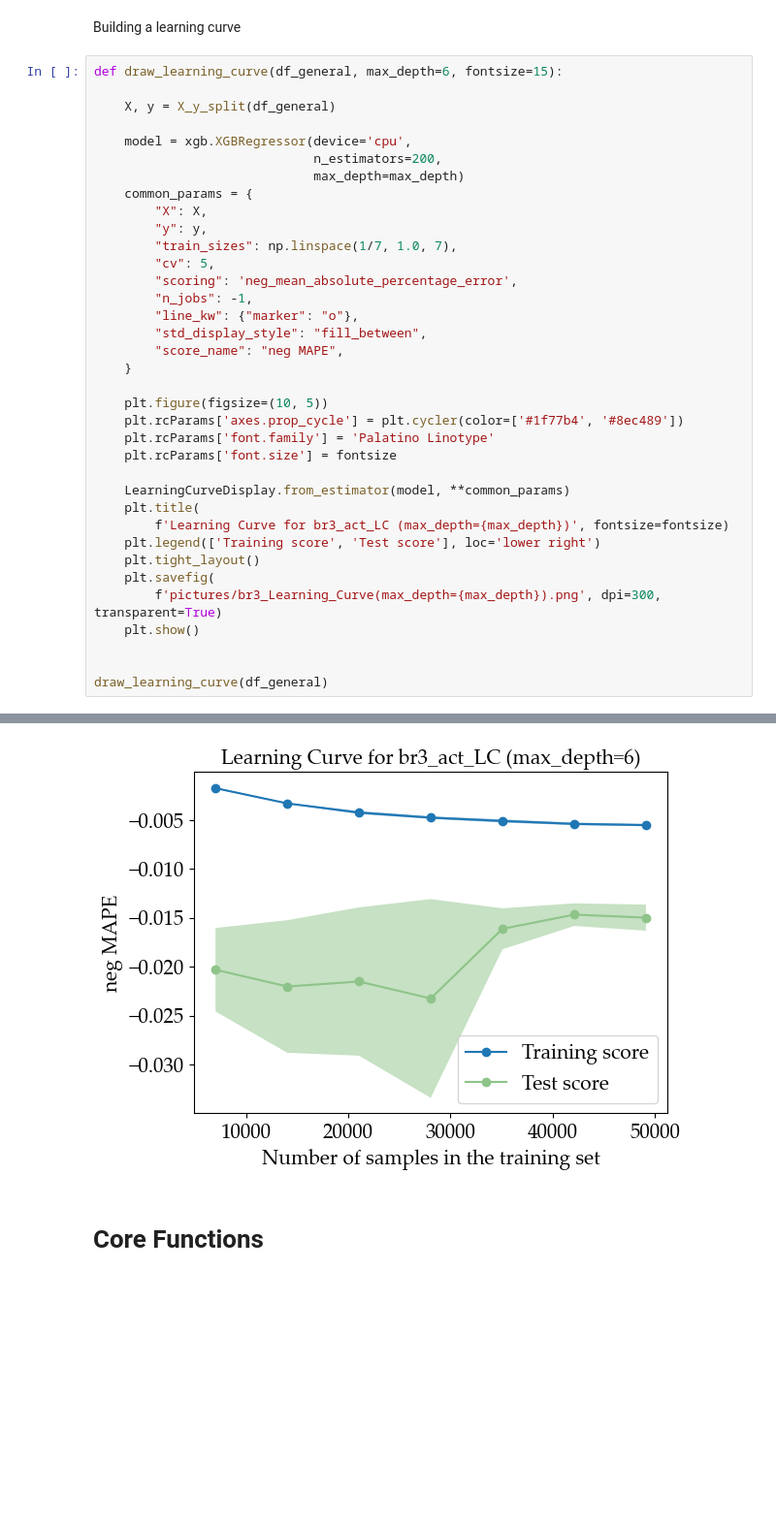
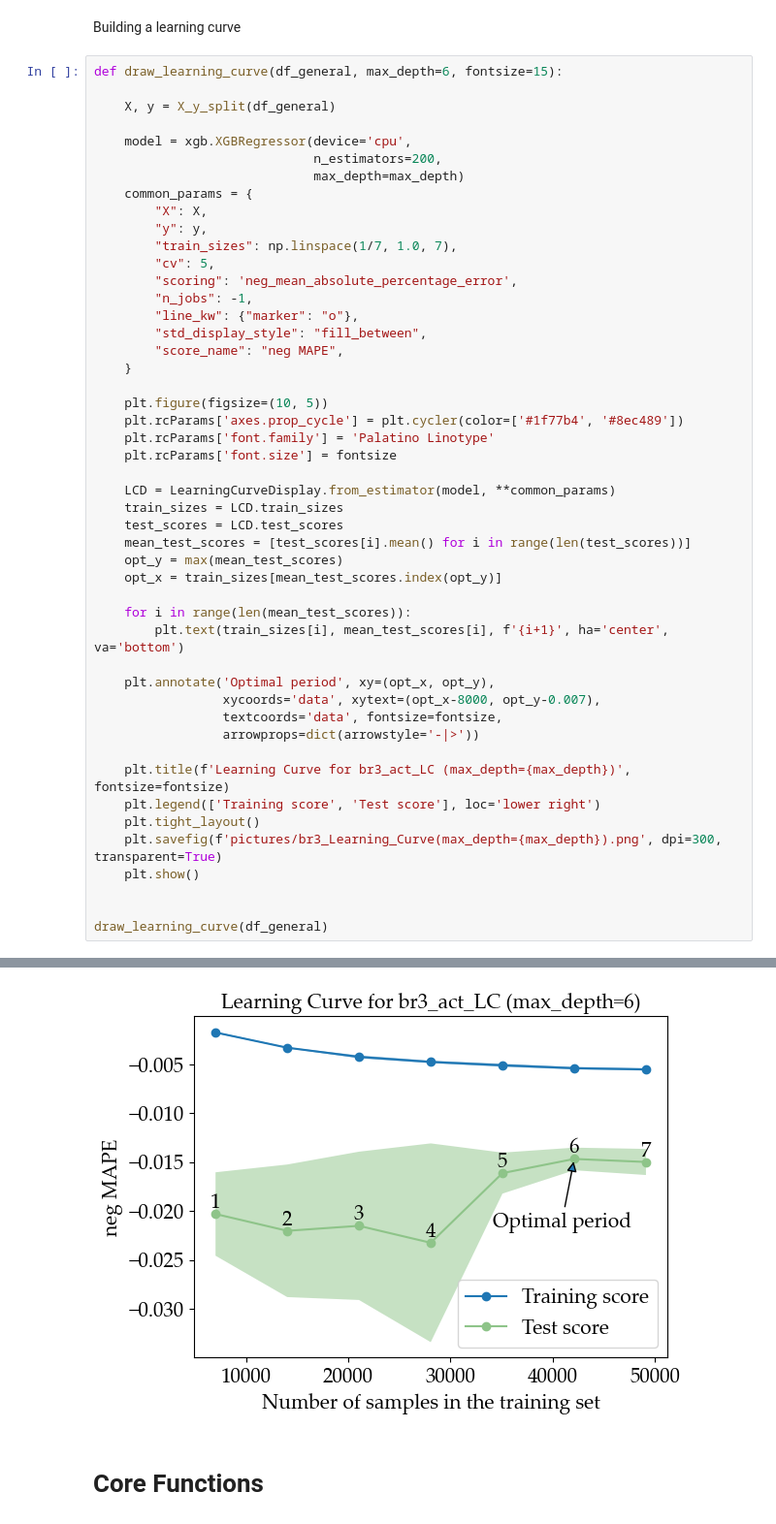
Before and after one commit to caapel/STLF, a Jupyter notebook: br3_act_Learning_Curve.ipynb, the cells around one changed output, grey strips where cells are left out. Shown at 97% size. Drawn from its saved outputs; the diff is of its cells as text; blank space fills up the shorter version.

Commit message:
README.md & Figure 12 update

```diff
--- a/br3_act_Learning_Curve.ipynb
+++ b/br3_act_Learning_Curve.ipynb
@@ -225,39 +225,51 @@ def draw_learning_curve(df_general, max_depth=6, fontsize=15):
     X, y = X_y_split(df_general)
 
     model = xgb.XGBRegressor(device='cpu',
                              n_estimators=200,
                              max_depth=max_depth)
     common_params = {
         "X": X,
         "y": y,
         "train_sizes": np.linspace(1/7, 1.0, 7),
         "cv": 5,
         "scoring": 'neg_mean_absolute_percentage_error',
         "n_jobs": -1,
         "line_kw": {"marker": "o"},
         "std_display_style": "fill_between",
         "score_name": "neg MAPE",
     }
 
     plt.figure(figsize=(10, 5))
     plt.rcParams['axes.prop_cycle'] = plt.cycler(color=['#1f77b4', '#8ec489'])
     plt.rcParams['font.family'] = 'Palatino Linotype'
     plt.rcParams['font.size'] = fontsize
 
-    LearningCurveDisplay.from_estimator(model, **common_params)
-    plt.title(
-        f'Learning Curve for br3_act_LC (max_depth={max_depth})', fontsize=fontsize)
+    LCD = LearningCurveDisplay.from_estimator(model, **common_params)
+    train_sizes = LCD.train_sizes
+    test_scores = LCD.test_scores
+    mean_test_scores = [test_scores[i].mean() for i in range(len(test_scores))]
+    opt_y = max(mean_test_scores)
+    opt_x = train_sizes[mean_test_scores.index(opt_y)]
+
+    for i in range(len(mean_test_scores)):
+        plt.text(train_sizes[i], mean_test_scores[i], f'{i+1}', ha='center', va='bottom')
+
+    plt.annotate('Optimal period', xy=(opt_x, opt_y),
+                 xycoords='data', xytext=(opt_x-8000, opt_y-0.007),
+                 textcoords='data', fontsize=fontsize,
+                 arrowprops=dict(arrowstyle='-|>'))
+
+    plt.title(f'Learning Curve for br3_act_LC (max_depth={max_depth})', fontsize=fontsize)
     plt.legend(['Training score', 'Test score'], loc='lower right')
     plt.tight_layout()
-    plt.savefig(
-        f'pictures/br3_Learning_Curve(max_depth={max_depth}).png', dpi=300, transparent=True)
+    plt.savefig(f'pictures/br3_Learning_Curve(max_depth={max_depth}).png', dpi=300, transparent=True)
     plt.show()
 
 
 draw_learning_curve(df_general)
 # %% [output]
 <Figure size 1000x500 with 0 Axes>
-[figure, old version]
+[figure, new version]
 # %% [markdown]
 # Сore Functions
 # %% [markdown]
```
Also changed, not shown: 3 other files.
